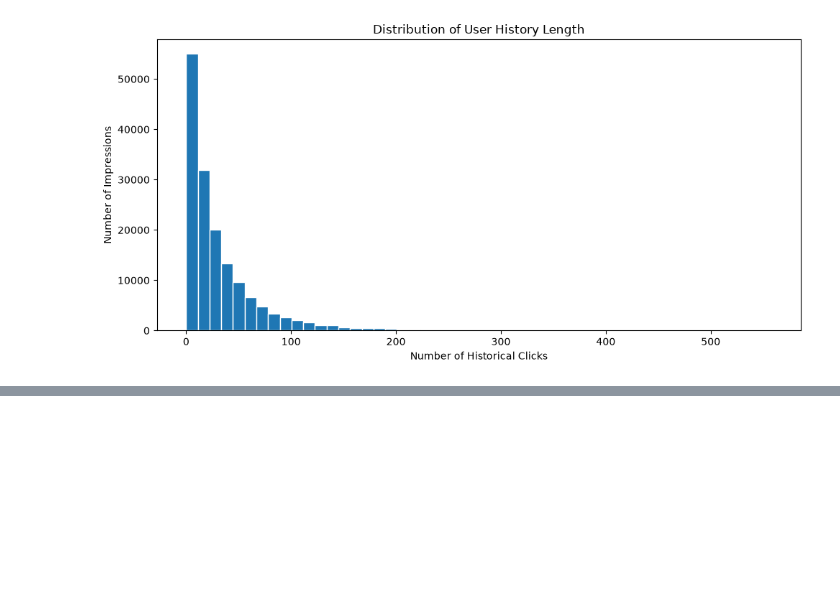
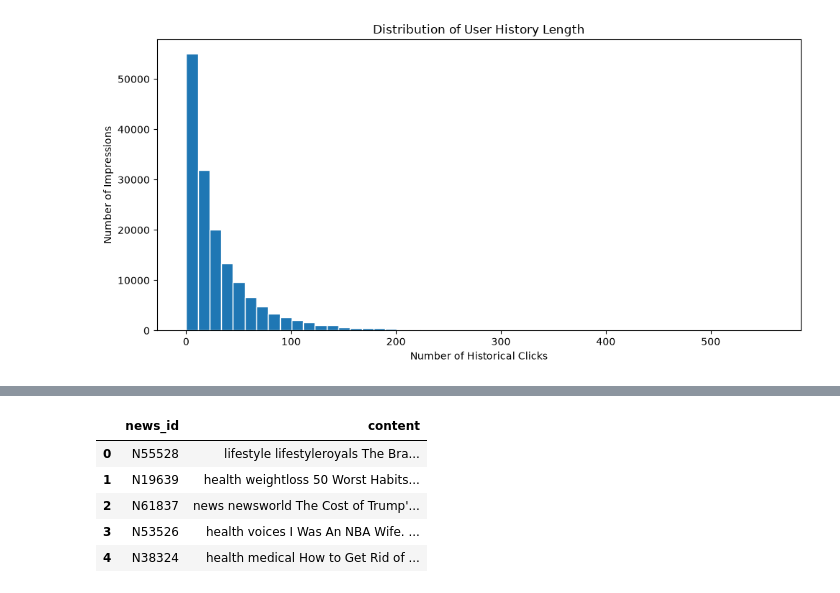
Before and after one commit to LiaoTian724/Personalized-Recommendation-System, a Jupyter notebook: Baseline/src/baseline.ipynb, the cells around one changed output, grey strips where cells are left out. Drawn from its saved outputs; the diff is of its cells as text; code cells hidden in the pictures; blank space fills up the shorter version.

```diff
--- a/Baseline/src/baseline.ipynb
+++ b/Baseline/src/baseline.ipynb
@@ -332,0 +347,40 @@ Name: history, dtype: float64
+# %%
+def prepare_news(news_df):
+    news_df = news_df.copy()
+
+    text_columns = [
+        "category",
+        "subcategory",
+        "title",
+        "abstract"
+    ]
+
+    # Clean text fields
+    for column in text_columns:
+        news_df[column] = (
+            news_df[column]
+            .fillna("")
+            .astype(str)
+            .str.strip()
+        )
+
+    # Combine text features
+    news_df["content"] = (
+        news_df["category"] + "  " +
+        news_df["subcategory"] + "  " +
+        news_df["title"] + "  " +
+        news_df["abstract"]
+    ).str.strip()
+
+    return news_df
+
+
+train_news = prepare_news(train_news)
+display(train_news[["news_id", "content"]].head())
+# %% [output]
+|  | news_id | content |
+| 0 | N55528 | lifestyle lifestyleroyals The Bra... |
+| 1 | N19639 | health weightloss 50 Worst Habits... |
+| 2 | N61837 | news newsworld The Cost of Trump'... |
+| 3 | N53526 | health voices I Was An NBA Wife. ... |
+| 4 | N38324 | health medical How to Get Rid of ... |
```
Also changed, not shown: parts of 17 cells of this notebook.
